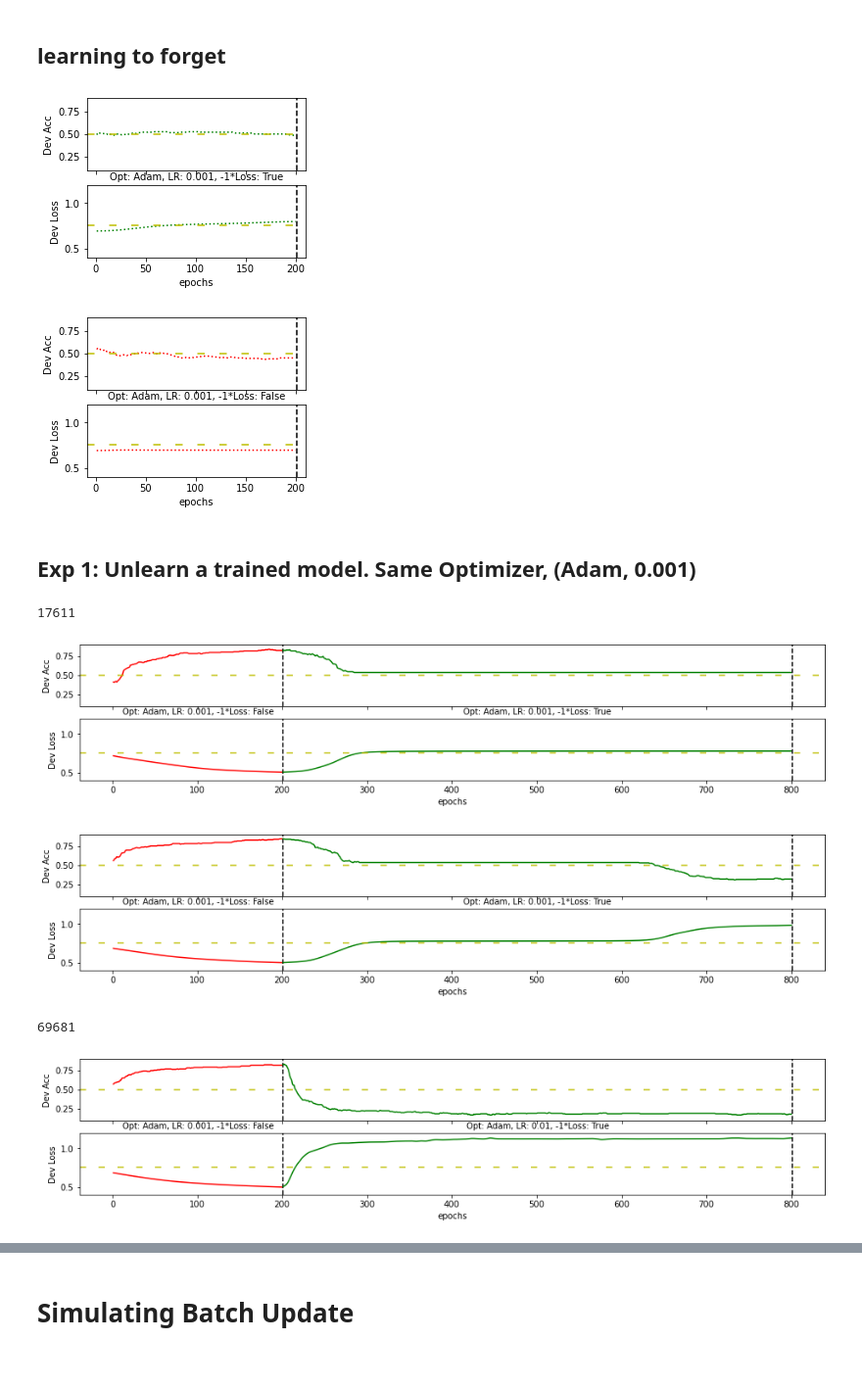
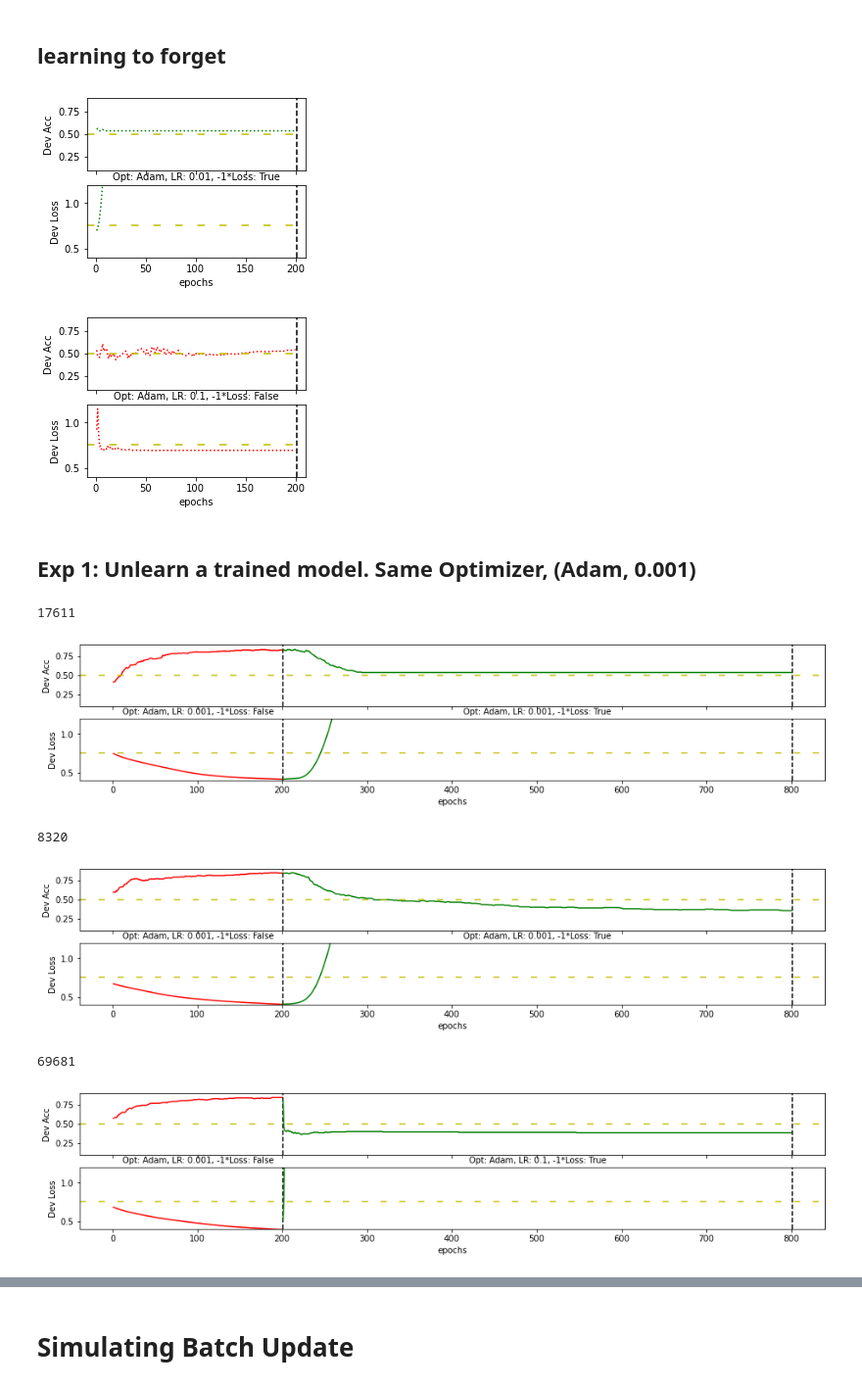
Before and after one commit to Libr-AI/fairlib, a Jupyter notebook: dev/dev_unleanring.ipynb, the cells around one changed output, grey strips where cells are left out. Shown at 98% size. Saved outputs shown, nothing was run; the diff lists cells and outputs as text; code cells hidden in the pictures.

```diff
--- a/dev/dev_unleanring.ipynb
+++ b/dev/dev_unleanring.ipynb
@@ -58,7 +58,8 @@ class Model(nn.Module):
     def forward(self, x):
         x = F.relu(self.layer1(x))
         # x = F.relu(self.layer2(x))
-        x = F.softmax(self.layer3(x), dim=1)
+        # x = F.softmax(self.layer3(x), dim=1)
+        x = self.layer3(x)
         return x
 # %%
 def train(model, optimizer_class, lr, negative_loss = False, create_plot = True, EPOCHS = 200, uniform_label = False):
@@ -115,7 +116,8 @@ def exam_unlearning(
     seed = None,
     plot_path = Path("plots"),
     file_name = None,
-    display_info = True
+    display_info = True,
+    axis_limit = True,
     ):
 
     if seed is not None:
@@ -160,8 +162,9 @@ def exam_unlearning(
             horizontalalignment='center',
             verticalalignment='bottom')
 
-    ax1.set_ylim([0.1, 0.9])
-    ax2.set_ylim([0.4, 1.2])
+    if axis_limit:
+        ax1.set_ylim([0.1, 0.9])
+        ax2.set_ylim([0.4, 1.2])
 
     ax1.axhline(y=0.5, color='y', linestyle=(0, (5, 10)))
     ax2.axhline(y=0.75, color='y', linestyle=(0, (5, 10)))
@@ -192,14 +177,0 @@ for _ in range(1):
-# %%
-set_all_seed(2021)
-for _ in range(1):
-    _seed = random.randint(0,1e+5)
-    print(_seed)
-    exam_unlearning(
-        optimizers = [(Adam, 0.001), (SGD, 0.5)],
-        negative_loss = [False, False],
-        epochs  = [200, 600],
-        uniform_label= [False, True],
-        seed=_seed,
-        plot_path = Path(r"D:\Project\XH-PhD\Meeting Recap\Img\Adv_Learn_to_Forget"),
-        file_name = "exp5_SGD_5e-1"
-        )
@@ -255,7 +240,7 @@ exam_unlearning(
 ## learning to forget
 # %%
 exam_unlearning(
-    optimizers = [(Adam, 0.001)],
+    optimizers = [(Adam, 0.01)],
     negative_loss = [True],
     epochs  = [200],
     uniform_label= [True],
@@ -263,10 +248,10 @@ exam_unlearning(
     file_name = "exp2_minimize_NCE_uniform_labels"
     )
 # %% [output]
-[figure, old version]
+[figure, new version]
 # %%
 exam_unlearning(
-    optimizers = [(Adam, 0.001)],
+    optimizers = [(Adam, 0.1)],
     negative_loss = [False],
     epochs  = [200],
     uniform_label= [True],
@@ -274,7 +259,7 @@ exam_unlearning(
     file_name = "exp2_minimize_CE_uniform_labels"
     )
 # %% [output]
-[figure, old version]
+[figure, new version]
 # %% [markdown]
 ## Exp 1: Unlearn a trained model. Same Optimizer, (Adam, 0.001)
 # %%
@@ -293,9 +278,11 @@ for _ in range(1):
         )
 # %% [output]
 17611
-[figure, old version]
+[figure, new version]
 # %%
-for _seed in [848484]:#, 896312]:
+for _seed in [8320]:#, 896312]:
+    # _seed = random.randint(0,1e+5)
+    print(_seed)
     exam_unlearning(
         optimizers = [(Adam, 0.001), (Adam, 0.001)],
         negative_loss = [False, True],
@@ -306,24 +293,25 @@ for _seed in [848484]:#, 896312]:
         file_name = "exp3_Adam_1e-3_2"
         )
 # %% [output]
+8320
-[figure, old version]
+[figure, new version]
 # %%
 set_all_seed(2022)
 for _ in range(1):
     _seed = random.randint(0,1e+5)
     print(_seed)
     exam_unlearning(
-        optimizers = [(Adam, 0.001), (Adam, 0.01)],
+        optimizers = [(Adam, 0.001), (Adam, 0.1)],
         negative_loss = [False, True],
         epochs  = [200, 600],
         uniform_label= [False, False],
         seed=_seed,
         plot_path = Path(r"D:\Project\XH-PhD\Meeting Recap\Img\Adv_Learn_to_Forget"),
-        file_name = "exp4_Adam_1e-2"
+        file_name = "exp4_Adam_1e-1"
         )
 # %% [output]
 69681
-[figure, old version]
+[figure, new version]
 # %%
 set_all_seed(2021)
 for _ in range(1):
```
Also changed, not shown: parts of 26 cells of this notebook.
